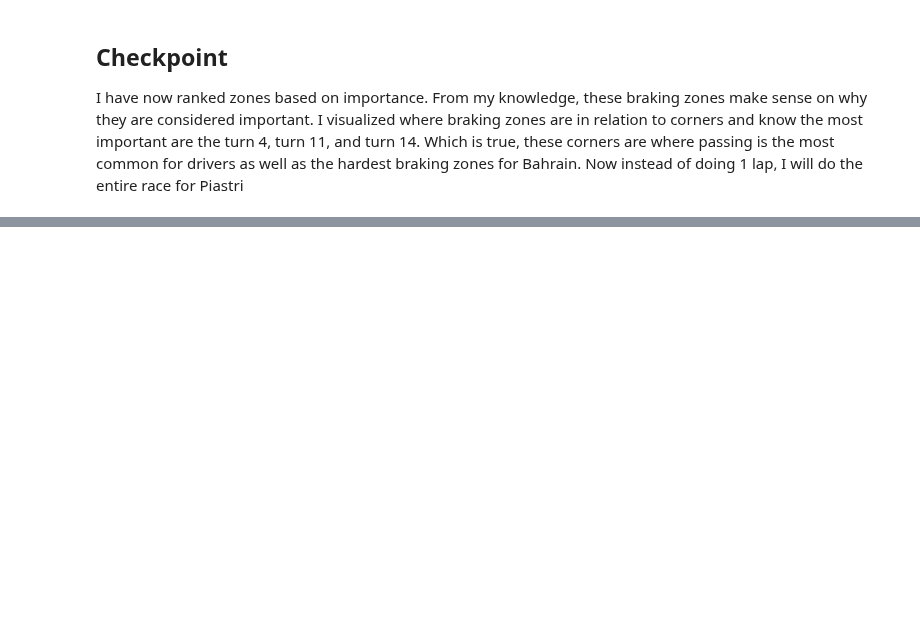
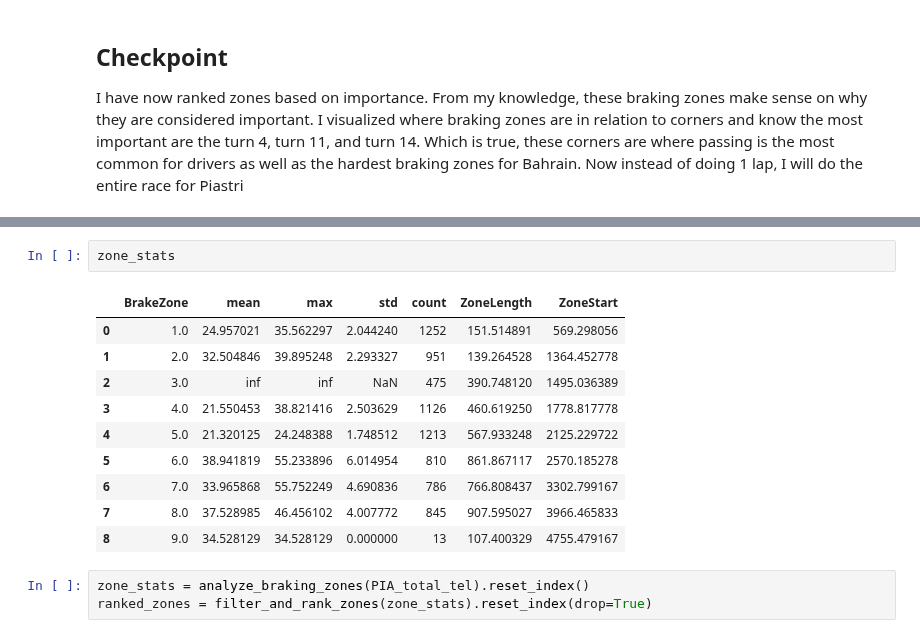
Before and after one commit to OhOmah/F1Revisited, a Jupyter notebook: KeyCornerPlayground.ipynb, the cells around one changed output, grey strips where cells are left out. Cells and saved outputs as stored; diff of their text form; blank space fills up the shorter version.

```diff
--- a/KeyCornerPlayground.ipynb
+++ b/KeyCornerPlayground.ipynb
@@ -177,0 +209,16 @@ PIA_lap = race.laps.pick_drivers('PIA').pick_accurate()
+# %%
+zone_stats
+# %% [output]
+|  | BrakeZone | mean | max | std | count | ZoneLength | ZoneStart |
+| 0 | 1.0 | 24.957021 | 35.562297 | 2.044240 | 1252 | 151.514891 | 569.298056 |
+| 1 | 2.0 | 32.504846 | 39.895248 | 2.293327 | 951 | 139.264528 | 1364.452778 |
+| 2 | 3.0 | inf | inf | NaN | 475 | 390.748120 | 1495.036389 |
+| 3 | 4.0 | 21.550453 | 38.821416 | 2.503629 | 1126 | 460.619250 | 1778.817778 |
+| 4 | 5.0 | 21.320125 | 24.248388 | 1.748512 | 1213 | 567.933248 | 2125.229722 |
+| 5 | 6.0 | 38.941819 | 55.233896 | 6.014954 | 810 | 861.867117 | 2570.185278 |
+| 6 | 7.0 | 33.965868 | 55.752249 | 4.690836 | 786 | 766.808437 | 3302.799167 |
+| 7 | 8.0 | 37.528985 | 46.456102 | 4.007772 | 845 | 907.595027 | 3966.465833 |
+| 8 | 9.0 | 34.528129 | 34.528129 | 0.000000 | 13 | 107.400329 | 4755.479167 |
+# %%
+zone_stats = analyze_braking_zones(PIA_total_tel).reset_index()
+ranked_zones = filter_and_rank_zones(zone_stats).reset_index(drop=True)
```
Also changed, not shown: parts of 6 cells of this notebook, 1 other file.
